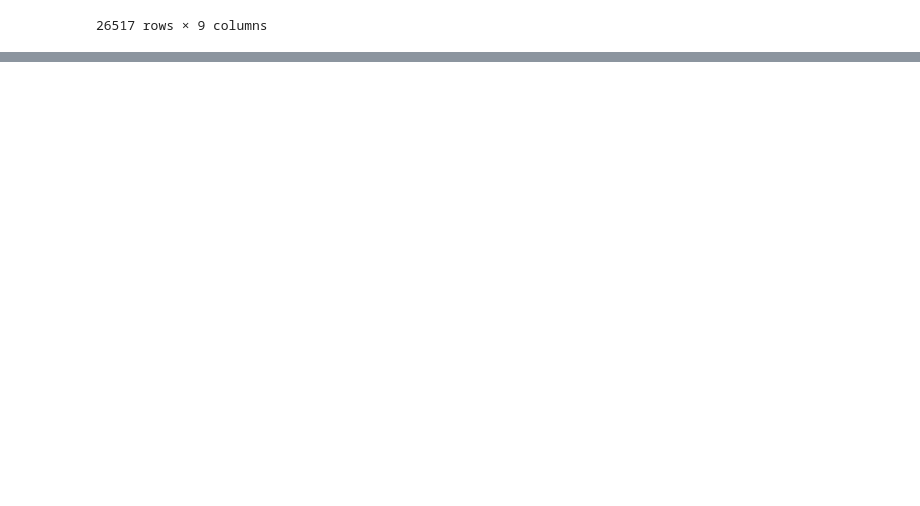
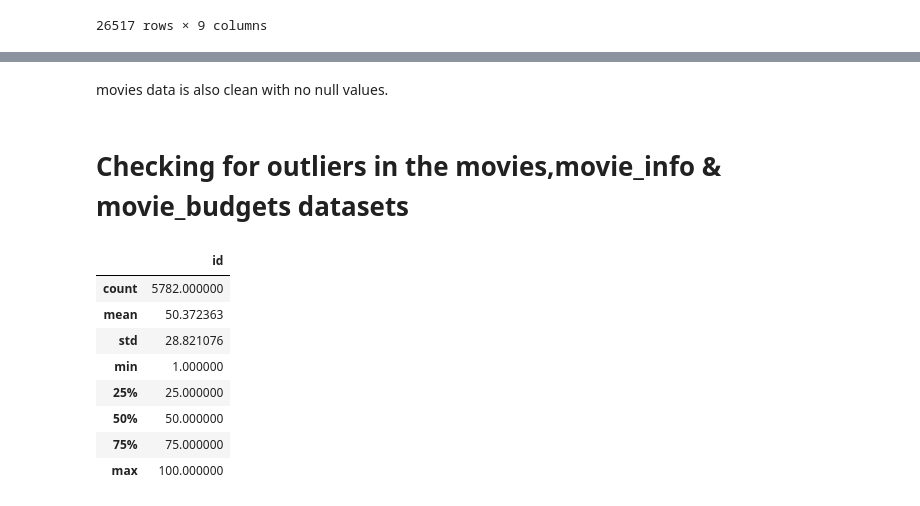
Before and after one commit to Audrey-coder/Phase-2-Project-Group-7, a Jupyter notebook: index.ipynb, the cells around one changed output, grey strips where cells are left out. Cells and saved outputs as stored; diff of their text form; code cells hidden in the pictures; blank space fills up the shorter version.

```diff
--- a/index.ipynb
+++ b/index.ipynb
@@ -182,0 +263,3 @@ movies
+# %%
+movie_budgets = pd.read_csv("Data/tn.movie_budgets.csv.gz")
+movie_budgets
@@ -182,0 +322,16 @@ movies
+# %% [markdown]
+movies data is also clean with no null values.
+# %% [markdown]
+# Checking for outliers in the movies,movie_info & movie_budgets datasets
+# %%
+movie_budgets.describe()
+# %% [output]
+|  | id |
+| count | 5782.000000 |
+| mean | 50.372363 |
+| std | 28.821076 |
+| min | 1.000000 |
+| 25% | 25.000000 |
+| 50% | 50.000000 |
+| 75% | 75.000000 |
+| max | 100.000000 |
```
Also changed, not shown: parts of 15 cells of this notebook.
